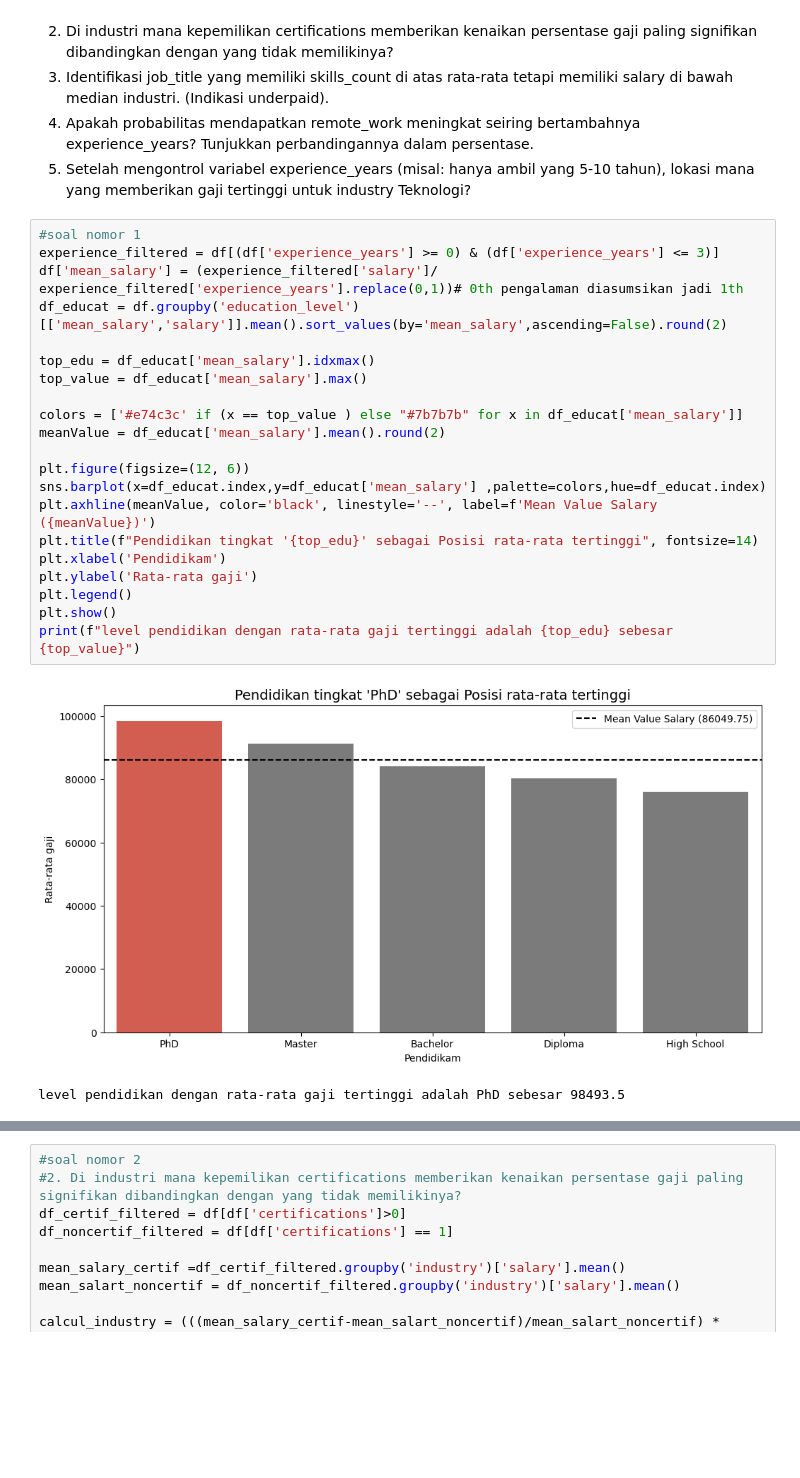
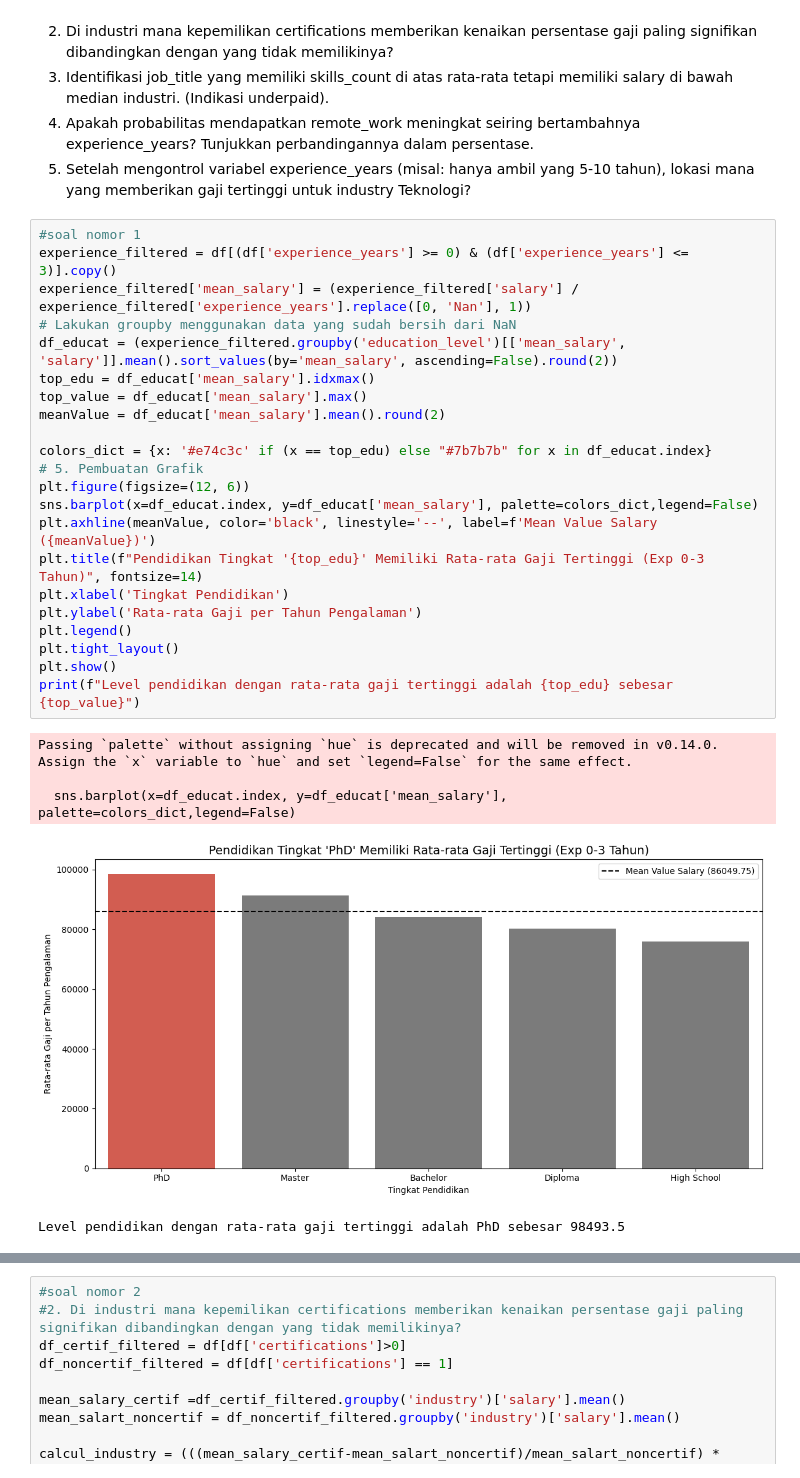
Before and after one commit to HafidzAfrieno/Project-Data-Analyst-Part-1, a Jupyter notebook: job_salary_analyst.ipynb, the cells around one changed output, grey strips where cells are left out. Saved outputs shown, nothing was run; the diff lists cells and outputs as text; blank space fills up the shorter version.

```diff
--- a/job_salary_analyst.ipynb
+++ b/job_salary_analyst.ipynb
@@ -124,26 +124,30 @@ df.head(5)
    5. Setelah mengontrol variabel experience_years (misal: hanya ambil yang 5-10 tahun), lokasi mana yang memberikan gaji tertinggi untuk industry Teknologi?
 # %%
 #soal nomor 1
-experience_filtered = df[(df['experience_years'] >= 0) & (df['experience_years'] <= 3)]
-df['mean_salary'] = (experience_filtered['salary']/ experience_filtered['experience_years'].replace(0,1))# 0th pengalaman diasumsikan jadi 1th
-df_educat = df.groupby('education_level')[['mean_salary','salary']].mean().sort_values(by='mean_salary',ascending=False).round(2)
-
+experience_filtered = df[(df['experience_years'] >= 0) & (df['experience_years'] <= 3)].copy()
+experience_filtered['mean_salary'] = (experience_filtered['salary'] / experience_filtered['experience_years'].replace([0, 'Nan'], 1))
+# Lakukan groupby menggunakan data yang sudah bersih dari NaN
+df_educat = (experience_filtered.groupby('education_level')[['mean_salary', 'salary']].mean().sort_values(by='mean_salary', ascending=False).round(2))
 top_edu = df_educat['mean_salary'].idxmax()
 top_value = df_educat['mean_salary'].max()
-
-colors = ['#e74c3c' if (x == top_value ) else "#7b7b7b" for x in df_educat['mean_salary']]
 meanValue = df_educat['mean_salary'].mean().round(2)
 
+colors_dict = {x: '#e74c3c' if (x == top_edu) else "#7b7b7b" for x in df_educat.index}
+# 5. Pembuatan Grafik
 plt.figure(figsize=(12, 6))
-sns.barplot(x=df_educat.index,y=df_educat['mean_salary'] ,palette=colors,hue=df_educat.index)
+sns.barplot(x=df_educat.index, y=df_educat['mean_salary'], palette=colors_dict,legend=False)
 plt.axhline(meanValue, color='black', linestyle='--', label=f'Mean Value Salary ({meanValue})')
-plt.title(f"Pendidikan tingkat '{top_edu}' sebagai Posisi rata-rata tertinggi", fontsize=14)
-plt.xlabel('Pendidikam')
-plt.ylabel('Rata-rata gaji')
+plt.title(f"Pendidikan Tingkat '{top_edu}' Memiliki Rata-rata Gaji Tertinggi (Exp 0-3 Tahun)", fontsize=14)
+plt.xlabel('Tingkat Pendidikan')
+plt.ylabel('Rata-rata Gaji per Tahun Pengalaman')
 plt.legend()
+plt.tight_layout()
 plt.show()
-print(f"level pendidikan dengan rata-rata gaji tertinggi adalah {top_edu} sebesar {top_value}")
+print(f"Level pendidikan dengan rata-rata gaji tertinggi adalah {top_edu} sebesar {top_value}")
 # %% [output]
+Passing `palette` without assigning `hue` is deprecated and will be removed in v0.14.0. Assign the `x` variable to `hue` and set `legend=False` for the same effect.
+
+  sns.barplot(x=df_educat.index, y=df_educat['mean_salary'], palette=colors_dict,legend=False)
-[figure, old version]
+[figure, new version]
-level pendidikan dengan rata-rata gaji tertinggi adalah PhD sebesar 98493.5
+Level pendidikan dengan rata-rata gaji tertinggi adalah PhD sebesar 98493.5
 # %%
```
Also changed, not shown: parts of 5 cells of this notebook.
